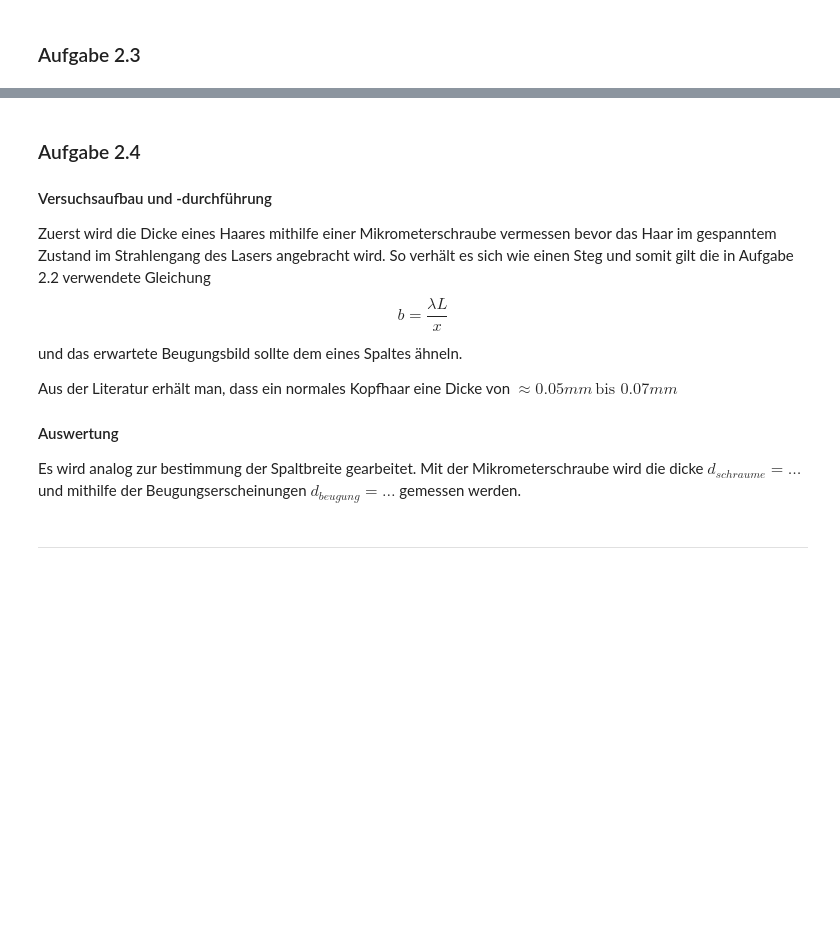
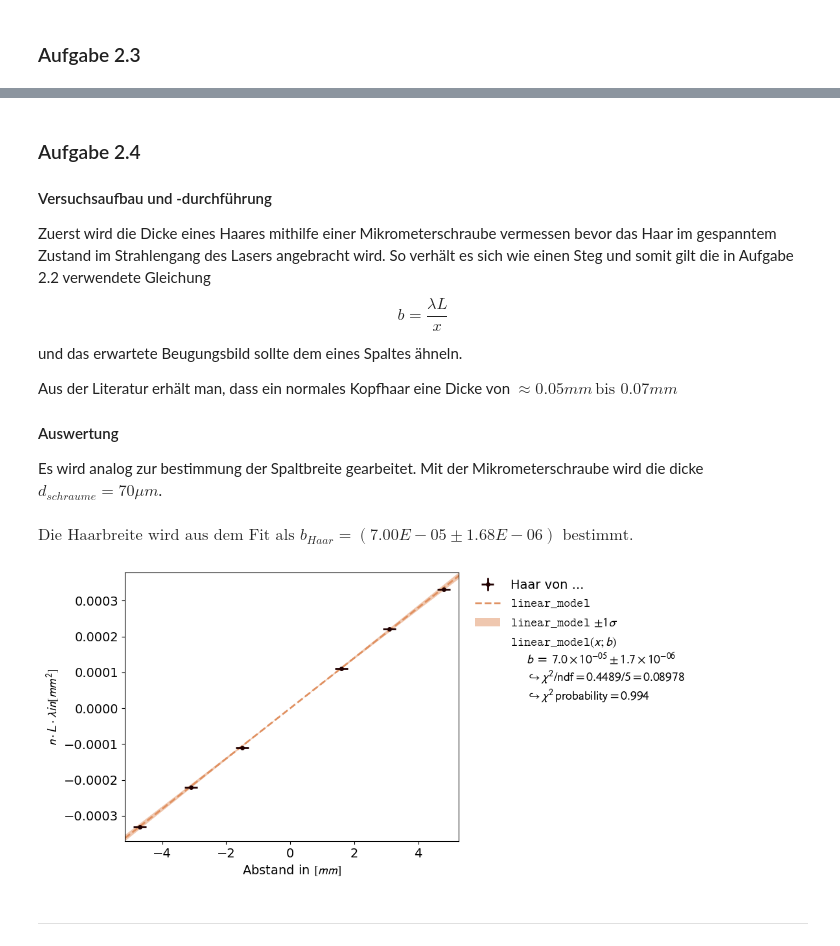
Before and after one commit to AlFa-Tier/Uni_codes, a Jupyter notebook: Praktikum/Laser_Optik_Teil_A/Laser-Optik_Teil_A.ipynb, the cells around one changed output, grey strips where cells are left out. Cells and saved outputs as stored; diff of their text form; code cells hidden in the pictures; blank space fills up the shorter version.

```diff
--- a/Praktikum/Laser_Optik_Teil_A/Laser-Optik_Teil_A.ipynb
+++ b/Praktikum/Laser_Optik_Teil_A/Laser-Optik_Teil_A.ipynb
@@ -379,44 +391,49 @@ und das erwartete Beugungsbild sollte dem eines Spaltes ähneln.
 Aus der Literatur erhält man, dass ein normales Kopfhaar eine Dicke von $\approx 0.05mm\,\text{bis } 0.07 mm$
 
 #### Auswertung
-Es wird analog zur bestimmung der Spaltbreite gearbeitet. Mit der Mikrometerschraube wird die dicke $d_{schraume} = \dots$ und mithilfe der Beugungserscheinungen $d_{beugung} = \dots$ gemessen werden.
+Es wird analog zur bestimmung der Spaltbreite gearbeitet. Mit der Mikrometerschraube wird die dicke $d_{schraume} = 70\mu m$.
 # %%
 import numpy as np
 import matplotlib.pyplot as plt
 import kafe2
 
-def y_is (n,L, lam = 632.8*10**(-9)):
+def y_is (n,L, lam = 632.8E-9):
 
     y  = (n*L*lam)
     return y
 
 def linear_model(x,b):
     return b*x
 
 
 
-x_n=np.array([-16.5E-3,-31.8E-3, -48E-3]) # in Meter
-n=np.array([-1,-2,-3]) # in Meter
-L:float=  4.5 # in Meter
-x_err:float= 0.01 # in Meter
-L_err:float= 0.01 #in Meter
-y_err:float = 0.001
+H_x_n=np.array([-4.7, -3.1, -1.5, 1.6, 3.1, 4.8]) # in cm
+H_n=np.array([-3, -2, -1, 1, 2, 3])
+H_L:float=  174.5 # in cm
+x_err:float= 0.2 # in cm
+L_err:float= 0.1 #in cm
+y_err:float = 632.8E-9 * L_err
 
 
-xy_data = kafe2.XYContainer(x_data=x_n, y_data= y_is(n,L))
-xy_data.label='Haar von ...'
-xy_data.axis_labels =['Abstand in $[mm]$','$n\cdot L\cdot\lambda in[mm^2]$']
-xy_data.add_error(axis='x', err_val = x_err)
-xy_data.add_error(axis='y', err_val = y_err)
+H_xy_data = kafe2.XYContainer(x_data=H_x_n, y_data= y_is(H_n,H_L))
+H_xy_data.label='Haar von ...'
+H_xy_data.axis_labels =['Abstand in $[mm]$','$n\cdot L\cdot\lambda in[mm^2]$']
+H_xy_data.add_error(axis='x', err_val = x_err)
+H_xy_data.add_error(axis='y', err_val = y_err)
 
-line_fit=kafe2.Fit(data=xy_data,model_function=linear_model)
-line_fit.do_fit()
-result = kafe2.Plot([line_fit])
-params = line_fit.parameter_values
-param_errors = line_fit.parameter_errors
+H_line_fit=kafe2.Fit(data=H_xy_data,model_function=linear_model)
+H_line_fit.do_fit()
+H_result = kafe2.Plot([H_line_fit])
+H_params = H_line_fit.parameter_values
+H_param_errors = H_line_fit.parameter_errors
 
-result.plot()
+
+display(Math(rf'\text{{Die Haarbreite wird aus dem Fit als }} b_{{Haar}} = \left({H_params[0]:.02E}\pm{H_param_errors[0]:.02E}\right)\text{{ bestimmt.}}'))
+H_result.plot()
 plt.show()
+# %% [output]
+$\displaystyle \text{Die Haarbreite wird aus dem Fit als } b_{Haar} = \left(7.00E-05\pm1.68E-06\right)\text{ bestimmt.}$
+[figure, added]
 # %% [markdown]
 ---
 # %% [markdown]
```
Also changed, not shown: parts of 10 cells of this notebook.
